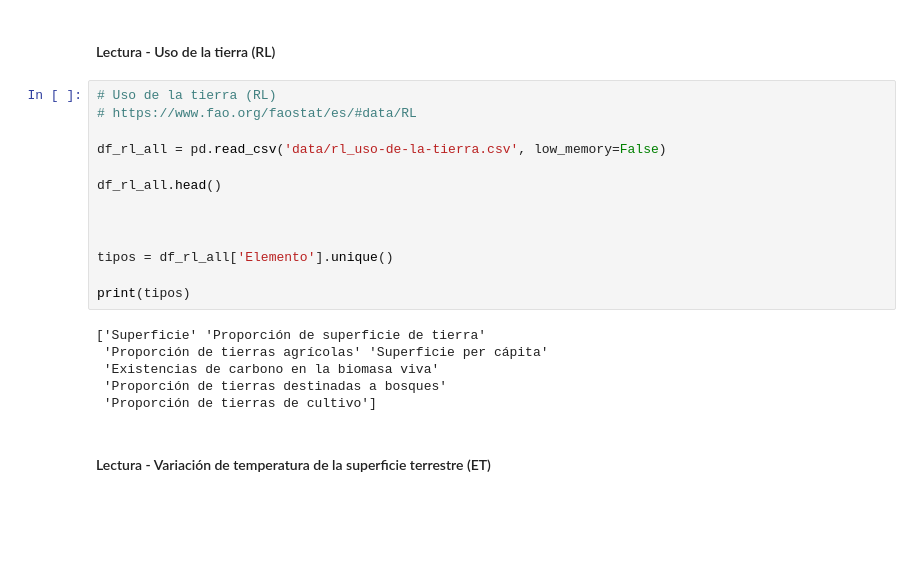
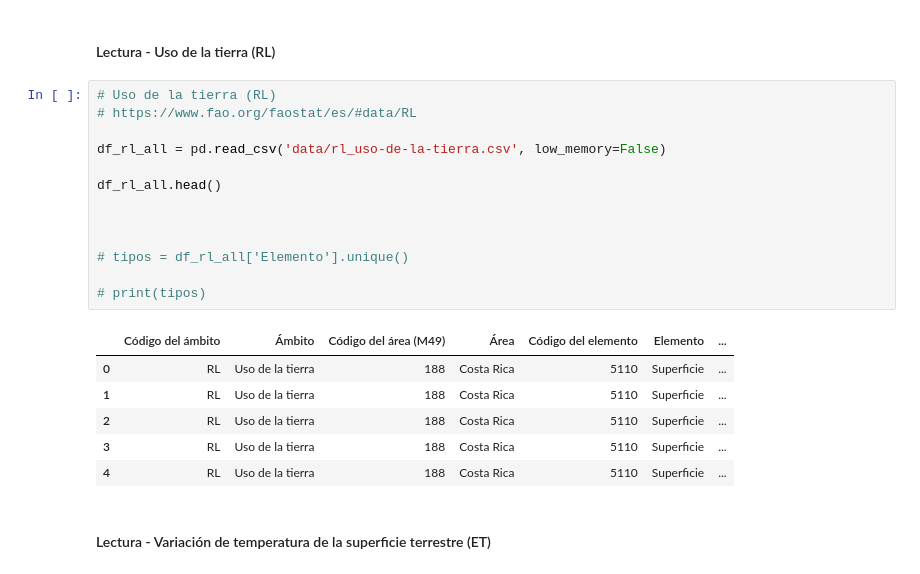
Before and after one commit to jalmengor/experimental-design-project, a Jupyter notebook: experimento.ipynb, the cells around one changed output. Cells and saved outputs as stored; diff of their text form; blank space fills up the shorter version.

```diff
--- a/experimento.ipynb
+++ b/experimento.ipynb
@@ -75,22 +75,23 @@ df_tlc_all.head()
 # %%
 # Uso de la tierra (RL)
 # https://www.fao.org/faostat/es/#data/RL
 
 df_rl_all = pd.read_csv('data/rl_uso-de-la-tierra.csv', low_memory=False)
 
 df_rl_all.head()
 
 
 
-tipos = df_rl_all['Elemento'].unique()
+# tipos = df_rl_all['Elemento'].unique()
 
-print(tipos)
+# print(tipos)
 # %% [output]
-['Superficie' 'Proporción de superficie de tierra'
- 'Proporción de tierras agrícolas' 'Superficie per cápita'
- 'Existencias de carbono en la biomasa viva'
- 'Proporción de tierras destinadas a bosques'
- 'Proporción de tierras de cultivo']
+|  | Código del ámbito | Ámbito | Código del área (M49) | Área | Código del elemento | Elemento | ... |
+| 0 | RL | Uso de la tierra | 188 | Costa Rica | 5110 | Superficie | ... |
+| 1 | RL | Uso de la tierra | 188 | Costa Rica | 5110 | Superficie | ... |
+| 2 | RL | Uso de la tierra | 188 | Costa Rica | 5110 | Superficie | ... |
+| 3 | RL | Uso de la tierra | 188 | Costa Rica | 5110 | Superficie | ... |
+| 4 | RL | Uso de la tierra | 188 | Costa Rica | 5110 | Superficie | ... |
 # %% [markdown]
 #### Lectura - Variación de temperatura de la superficie terrestre (ET)
 # %%
```
Also changed, not shown: parts of 6 cells of this notebook.
